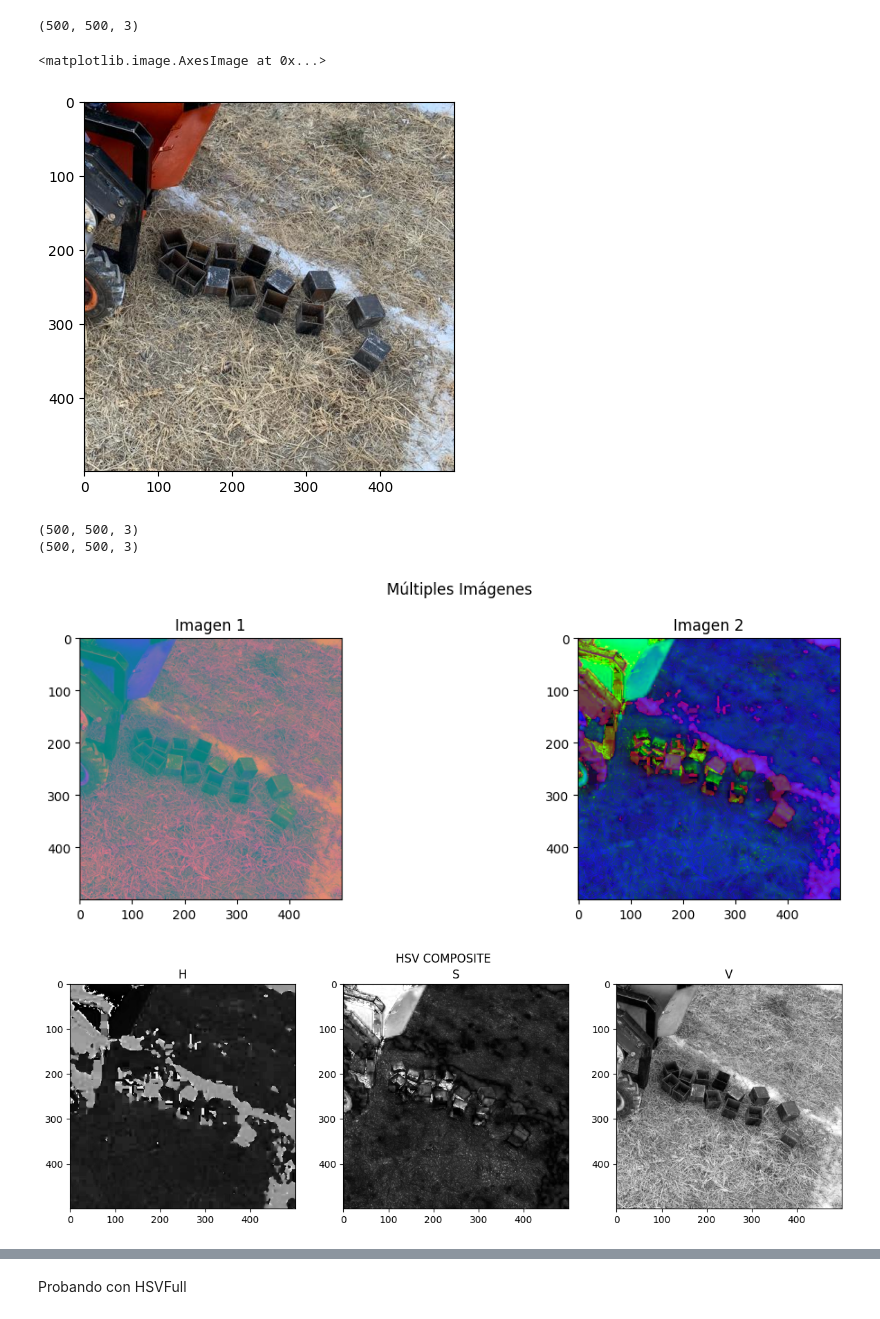
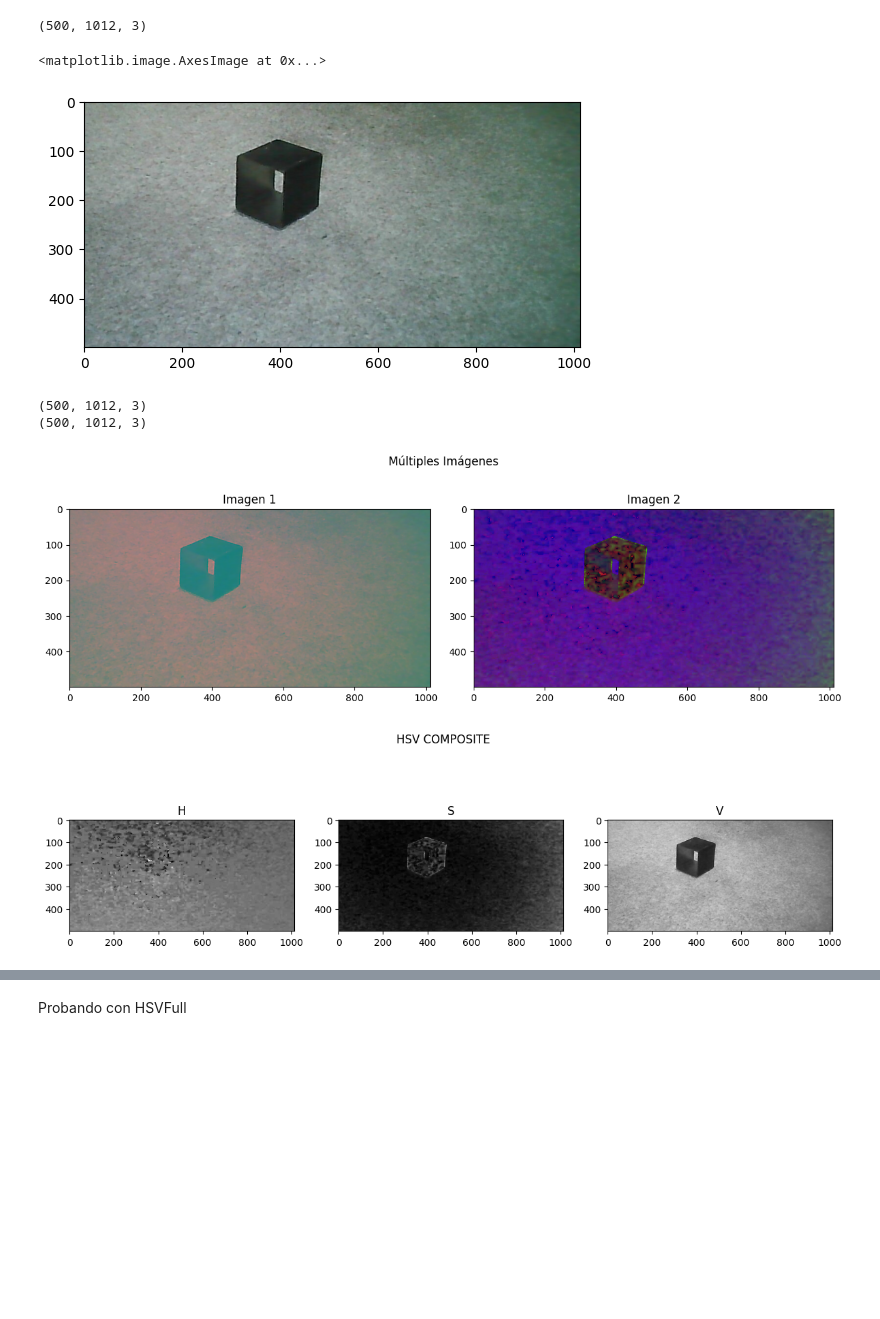
Before and after one commit to 97hackbrian/Seeker_ComputerVision, a Jupyter notebook: notebooks/data_acquisition.ipynb, the cells around one changed output, grey strips where cells are left out. Cells and saved outputs as stored; diff of their text form; code cells hidden in the pictures; blank space fills up the shorter version.

```diff
--- a/notebooks/data_acquisition.ipynb
+++ b/notebooks/data_acquisition.ipynb
@@ -4,7 +4,7 @@
 import cv2
 import matplotlib.pyplot as plt
 # %%
-frame=cv2.imread("dataTest/img0.jpeg")
+frame=cv2.imread("dataTest/img6.jpg")
 frame=cv2.cvtColor(frame,cv2.COLOR_BGR2RGB)
 print(frame.shape)
 plt.imshow(frame)
@@ -15,12 +15,12 @@ plt.imshow(frame)
 # %%
-frame=frame[300:800,268:,:]
-cv2.imwrite("dataTest/img0x.jpeg",frame,None) #ultimo parametro estado de compresion ej: cv2.imwrite('imagen_compresion.jpg', image, [cv2.IMWRITE_JPEG_QUALITY, 90])
+frame=frame[200:700,268:,:]
+cv2.imwrite("dataTest/img6x.jpeg",frame,None) #ultimo parametro estado de compresion ej: cv2.imwrite('imagen_compresion.jpg', image, [cv2.IMWRITE_JPEG_QUALITY, 90])
 print(frame.shape)
 plt.imshow(frame)
 # %% [output]
-(500, 500, 3)
+(500, 1012, 3)
 <matplotlib.image.AxesImage at 0x...>
-[figure, old version]
+[figure, new version]
 # %%
 
 frame1=cv2.cvtColor(frame,cv2.COLOR_RGB2YUV)
@@ -41,9 +41,9 @@ plt.tight_layout()
 # Mostrar la figura
 plt.show()
 # %% [output]
-(500, 500, 3)
-(500, 500, 3)
+(500, 1012, 3)
+(500, 1012, 3)
-[figure, old version]
+[figure, new version]
 # %%
 h, s, v = cv2.split(frame2)
 
@@ -59,7 +59,7 @@ plt.suptitle('HSV COMPOSITE')
 plt.tight_layout()
 plt.show()
 # %% [output]
-[figure, old version]
+[figure, new version]
 # %%
 y, u, v = cv2.split(frame1)
 
```
Also changed, not shown: parts of 7 cells of this notebook, 13 other files.
